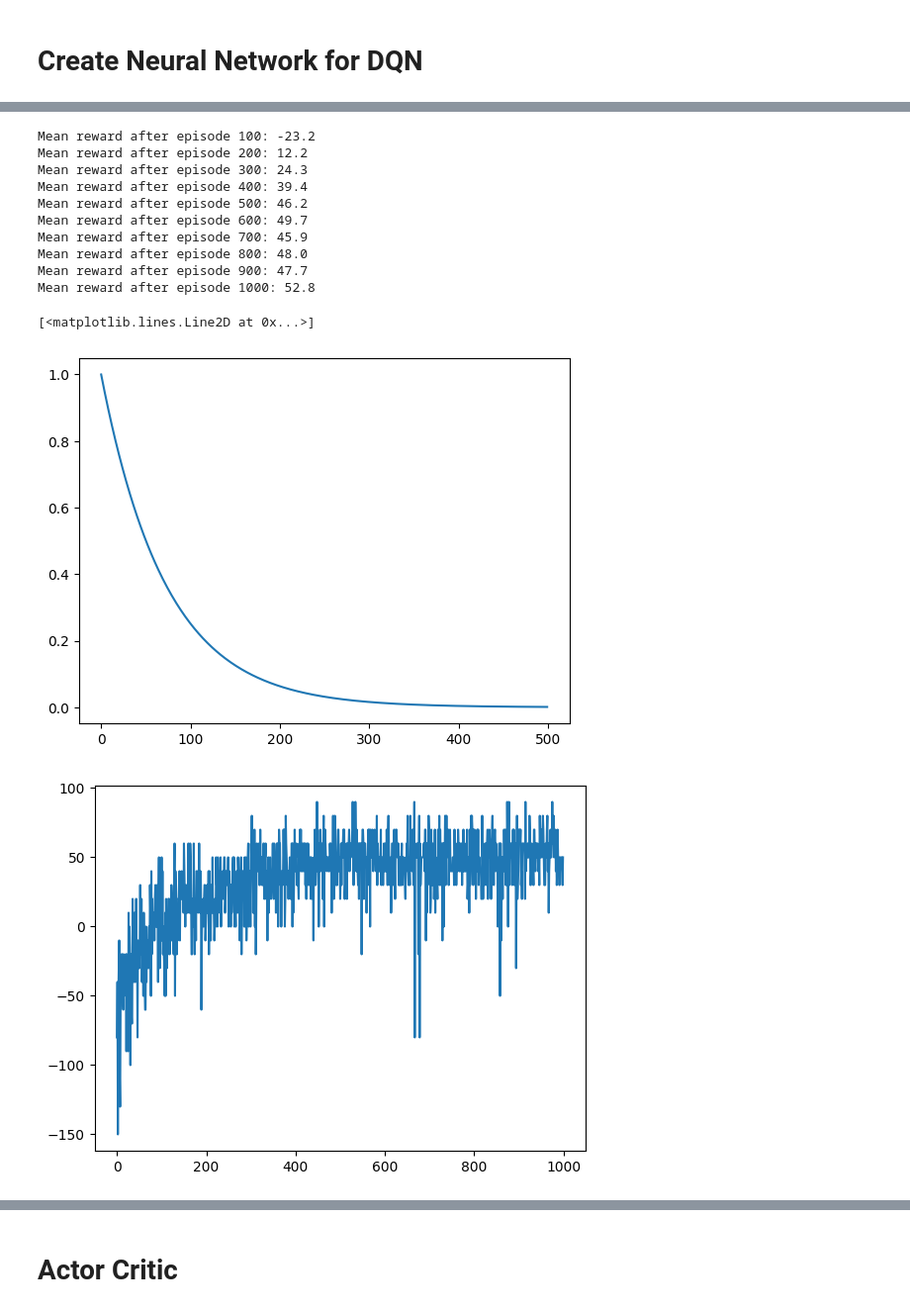
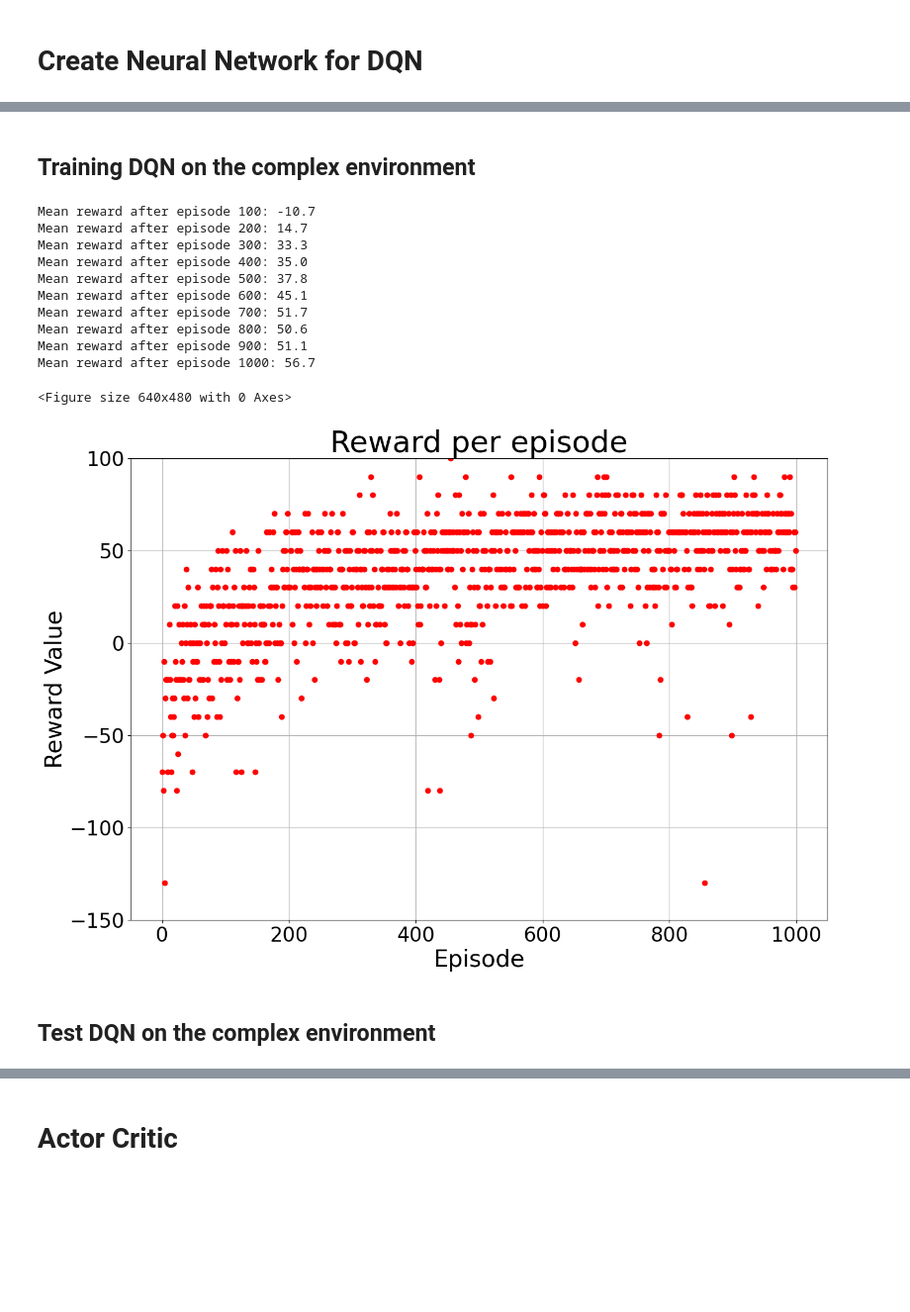
Before and after one commit to jhhunter/CSE546FinalProject, a Jupyter notebook: jhhunter_ubansal_final_project.ipynb, the cells around one changed output, grey strips where cells are left out. Shown at 99% size. Drawn from its saved outputs; the diff is of its cells as text; code cells hidden in the pictures; blank space fills up the shorter version.

```diff
--- a/jhhunter_ubansal_final_project.ipynb
+++ b/jhhunter_ubansal_final_project.ipynb
@@ -61,3 +216,5 @@ class ForestFireDQN(nn.Module):
+# %% [markdown]
+## Training DQN on the complex environment
 # %%
 # Defining Constants
 max_episodes = 1000
@@ -85,7 +242,7 @@ target_policy.load_state_dict(main_policy.state_dict())
 optimizer = optim.Adam(params=main_policy.parameters(), lr=1e-3)
 
 # Lists to keep track of Cumulative Reward and Epsilon Decay
-total_rewards = []
+complex_dqn_total_rewards = []
 total_epsilons = []
 
 # Train for M episodes
@@ -138,49 +295,46 @@ for episode in range(1, max_episodes+1):
                     targets.append(y_j)
                 # Compute estimation
                 estimation = main_policy(torch.Tensor(s))[a]
                 estimations.append(estimation)
             # compute Mean Squared Error and Back propagate
             targets_s = torch.stack(targets).to(torch.float32)
             estimations_s = torch.stack(estimations).to(torch.float32)
             criterion = nn.MSELoss()
             loss = criterion(estimations_s, targets_s)
             optimizer.zero_grad()
             loss.backward()
             optimizer.step()
 
         # Add reward to cumulative reward
         cumulative_reward += reward
 
         # Set state to the next
         state = new_state
 
         # End Episode
-    total_rewards.append(cumulative_reward)
+    complex_dqn_total_rewards.append(cumulative_reward)
 
     # Update Epsilon Value
     total_epsilons.append(epsilon)
     epsilon *= decay_factor
 
     # Update the weights of target policy every C episodes
     if episode % C == 0:
         target_policy.load_state_dict(main_policy.state_dict())
     if episode % 100 == 0:
-        print(f'Mean reward after episode {episode}: {np.array(total_rewards[-100:]).mean()}')
-    # print('Episode', episode, 'Reward:', cumulative_reward, 'Steps:', steps)
-    # End Training
+        print(f'Mean reward after episode {episode}: {np.array(complex_dqn_total_rewards[-100:]).mean()}')
+
+plot_train_rewards(environment_name='Complex', algorithm_name='DQN', episodic_rewards=complex_dqn_total_rewards, ymin=-150, ymax=100, show=True)
 # %% [output]
-Mean reward after episode 100: -23.2
-Mean reward after episode 200: 12.2
-Mean reward after episode 300: 24.3
-Mean reward after episode 400: 39.4
-Mean reward after episode 500: 46.2
-Mean reward after episode 600: 49.7
-Mean reward after episode 700: 45.9
-Mean reward after episode 800: 48.0
-Mean reward after episode 900: 47.7
-Mean reward after episode 1000: 52.8
+Mean reward after episode 100: -10.7
+Mean reward after episode 200: 14.7
+Mean reward after episode 300: 33.3
+Mean reward after episode 400: 35.0
+Mean reward after episode 500: 37.8
+Mean reward after episode 600: 45.1
+Mean reward after episode 700: 51.7
+Mean reward after episode 800: 50.6
+Mean reward after episode 900: 51.1
+Mean reward after episode 1000: 56.7
+<Figure size 640x480 with 0 Axes>
+[figure, added]
-# %%
-plt.plot(total_epsilons)
-# %% [output]
-[<matplotlib.lines.Line2D at 0x...>]
-[figure, removed]
@@ -189,9 +341,5 @@ pltsave = 0
-# %%
-plt.plot(total_rewards)
-plt.savefig(('savedFigures/reward_graph' + str(pltsave) + '.png'))
-pltsave += 1
-# %% [output]
-[figure, removed]
+# %% [markdown]
+## Test DQN on the complex environment
 # %%
 environment_name = 'forest_fire'
 algorithm_name = 'Deep-Q-Learning'
```
Also changed, not shown: parts of 36 cells of this notebook.
